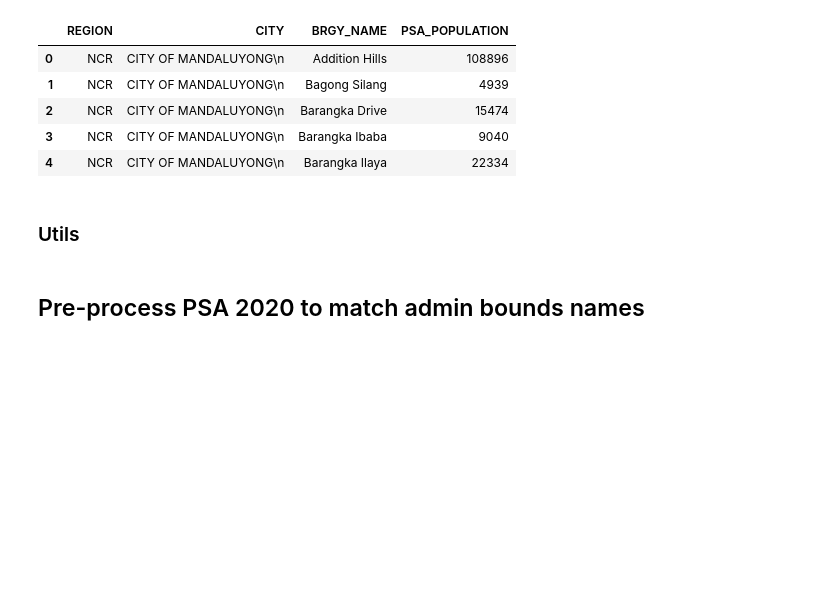
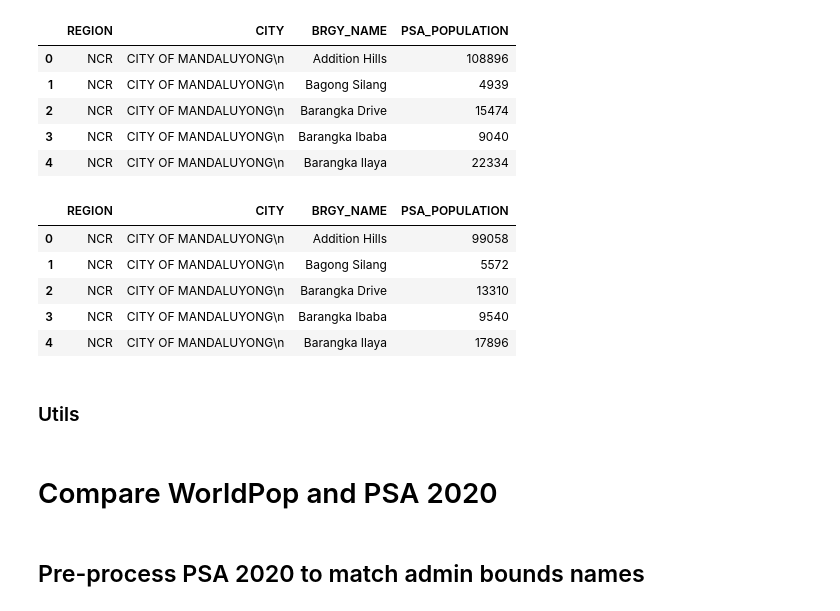
Before and after one commit to thinkingmachines/project-cchain, a Jupyter notebook: notebooks/tm/worldpop/02-compare-worldpop-psa.ipynb, the cells around one changed output. Saved outputs shown, nothing was run; the diff lists cells and outputs as text; code cells hidden in the pictures; blank space fills up the shorter version.

```diff
--- a/notebooks/tm/worldpop/02-worldpop-2020-eda.ipynb
+++ b/notebooks/tm/worldpop/02-compare-worldpop-psa.ipynb
@@ -58,6 +74,16 @@ psa_2020.head()
 | 2 | NCR | CITY OF MANDALUYONG\n | Barangka Drive | 15474 |
 | 3 | NCR | CITY OF MANDALUYONG\n | Barangka Ibaba | 9040 |
 | 4 | NCR | CITY OF MANDALUYONG\n | Barangka Ilaya | 22334 |
+# %%
+psa_2015 = pd.read_excel(WP_DIR / "PSA_BarangayLevel_2015.xlsx")
+psa_2015.head()
+# %% [output]
+|  | REGION | CITY | BRGY_NAME | PSA_POPULATION |
+| 0 | NCR | CITY OF MANDALUYONG\n | Addition Hills | 99058 |
+| 1 | NCR | CITY OF MANDALUYONG\n | Bagong Silang | 5572 |
+| 2 | NCR | CITY OF MANDALUYONG\n | Barangka Drive | 13310 |
+| 3 | NCR | CITY OF MANDALUYONG\n | Barangka Ibaba | 9540 |
+| 4 | NCR | CITY OF MANDALUYONG\n | Barangka Ilaya | 17896 |
 # %% [markdown]
 ### Utils
 # %%
@@ -149,6 +182,8 @@ def plot_histograms(city_df, fig_title):
     )
     fig.suptitle(fig_title)
     fig.tight_layout()
+# %% [markdown]
+# Compare WorldPop and PSA 2020
 # %% [markdown]
 ## Pre-process PSA 2020 to match admin bounds names
 # %%
```
Also changed, not shown: parts of 34 cells of this notebook.
